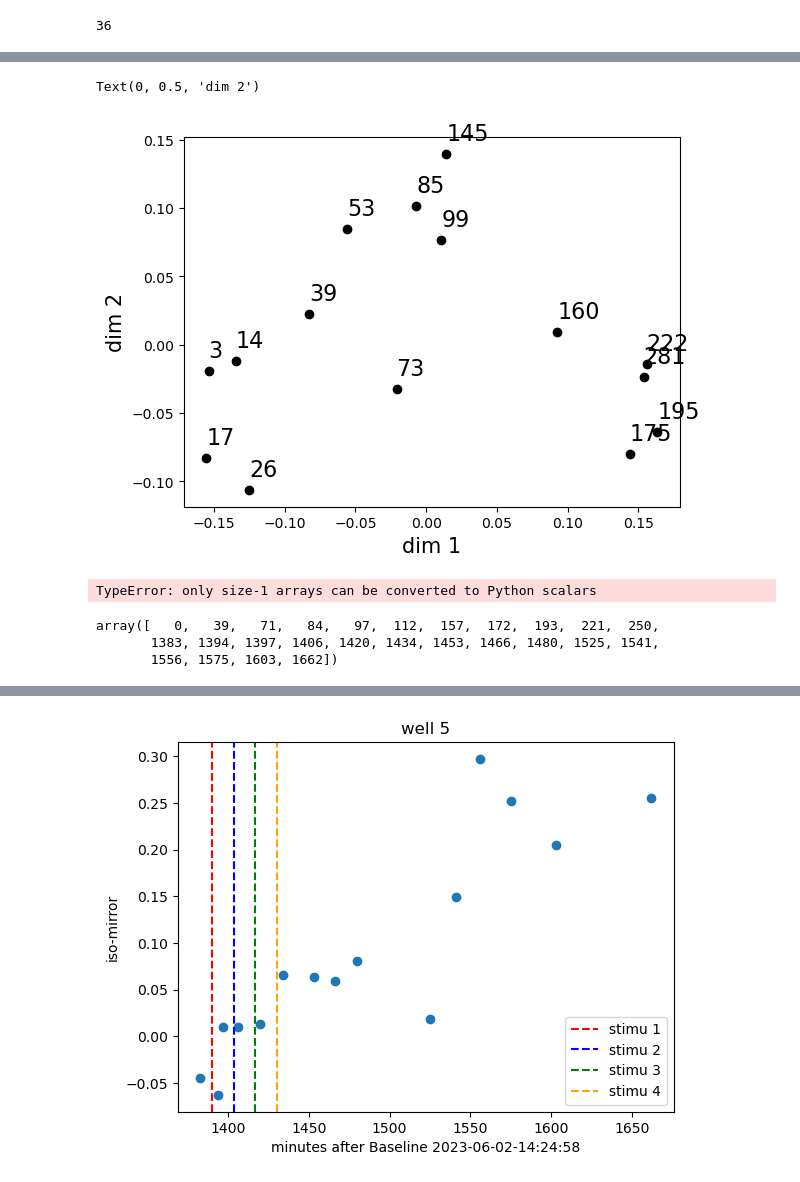
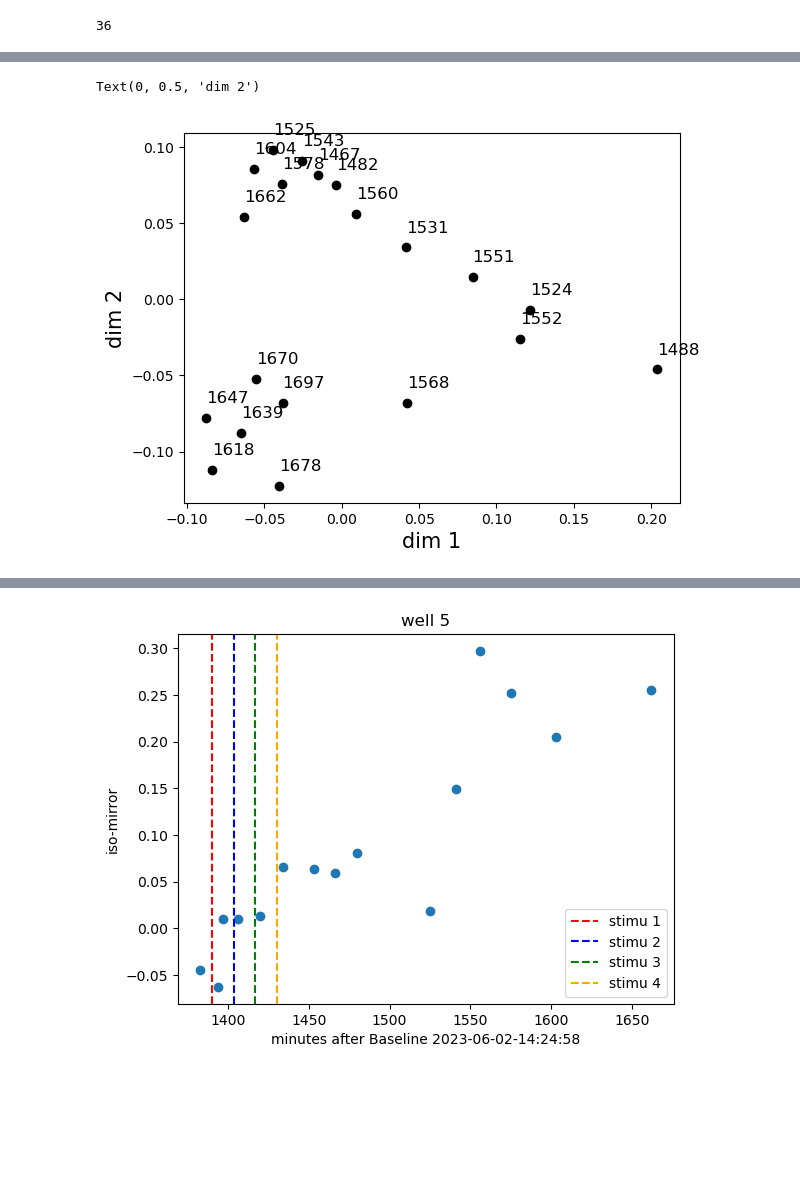
Before and after one commit to TianyiChen97/Organoid, a Jupyter notebook: Iso-mirror-TBS3.ipynb, the cells around one changed output, grey strips where cells are left out. Saved outputs shown, nothing was run; the diff lists cells and outputs as text; code cells hidden in the pictures; blank space fills up the shorter version.

```diff
--- a/Iso-mirror-TBS3.ipynb
+++ b/Iso-mirror-TBS3.ipynb
@@ -323,6 +273,0 @@ sampled_indices = [i for i in range(1, m, 2)]
-# %%
-## find largest common connected component
-prod=adj_gm[11]
-for i in (range(11,m)):
-    prod=prod * adj_gm[i]
-    print(i, sum(sum(prod)))
@@ -345,6 +273,0 @@ for i in (range(11,m)):
-# %%
-## find largest common connected component
-prod=adj_gm[0]
-for i in (range(m)):
-    prod=prod * adj_gm[i]
-    print(i, sum(sum(prod)))
@@ -382,8 +287,8 @@ n
 # %%
 # double check every adj mat is connected
-glist=np.zeros([m,len(ind),len(ind)])
-for i in range(m):
-    glist[i]=adj_gm[i][ind][:,ind]
+glist=np.zeros([len(choosen_time_points),len(ind),len(ind)])
+for i in range(len(choosen_time_points)):
+    glist[i]=adj_gm[choosen_time_points[i]][ind][:,ind]
     print(graspologic_utils.is_fully_connected(glist[i]))
 # %% [output]
 True
@@ -413,7 +321,7 @@ plt.scatter(range(n),s)
 # %%
 from graspologic.embed import AdjacencySpectralEmbed
 # %%
-tm=kk
+tm=choosen_time_points
 # %%
 ed=1
 Xhat_list=np.zeros([len(tm),n,2*ed])
@@ -456,9 +355,11 @@ MDS=v[:,:d] @ np.diag(np.sqrt(w[:d]))
 # %%
-plt.scatter(MDS[:,0],MDS[:,1],color='black')
+d=4
+MDS=v[:,:d] @ np.diag(np.sqrt(w[:d]))
+plt.scatter(MDS[:,0],-MDS[:,1],color='black')
 for i in range(len(tm)):
-    plt.text(MDS[i,0],MDS[i,1]+0.01,int(float(final_data[kk[i],1])), fontsize=16)
+    plt.text(MDS[i,0],-MDS[i,1]+0.01,int(float(final_data[kk,1][choosen_time_points[i]])), fontsize=12)
 plt.xlabel("dim 1",fontsize=15)
 plt.ylabel("dim 2",fontsize=15)
 # %% [output]
 Text(0, 0.5, 'dim 2')
-[figure, old version]
+[figure, new version]
@@ -472,11 +372,0 @@ iso = embedding.fit_transform(MDS)
-# %%
-float(final_data[kk,1])
-# %% [output]
-TypeError: only size-1 arrays can be converted to Python scalars
-# %%
-new_list = np.array(final_data[kk, 1]).astype(float).astype(int)
-new_list
-# %% [output]
-array([   0,   39,   71,   84,   97,  112,  157,  172,  193,  221,  250,
-       1383, 1394, 1397, 1406, 1420, 1434, 1453, 1466, 1480, 1525, 1541,
-       1556, 1575, 1603, 1662])
```
Also changed, not shown: parts of 39 cells of this notebook.
